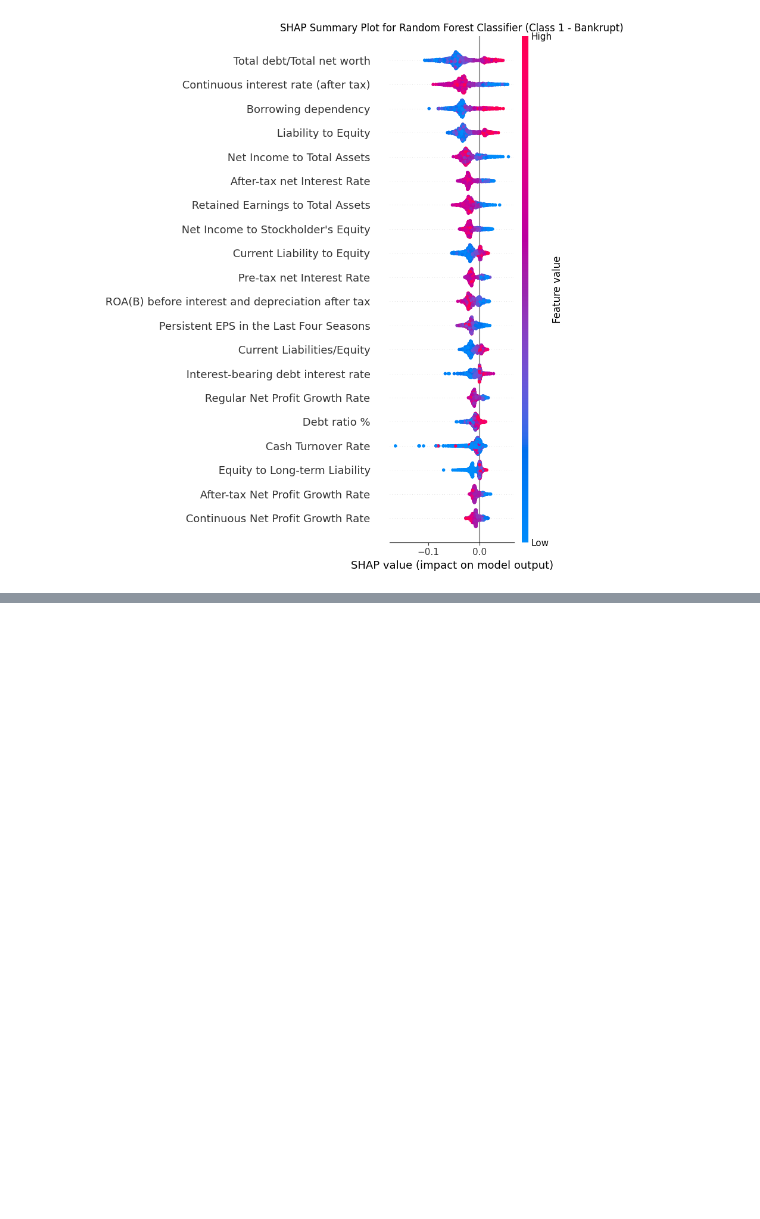
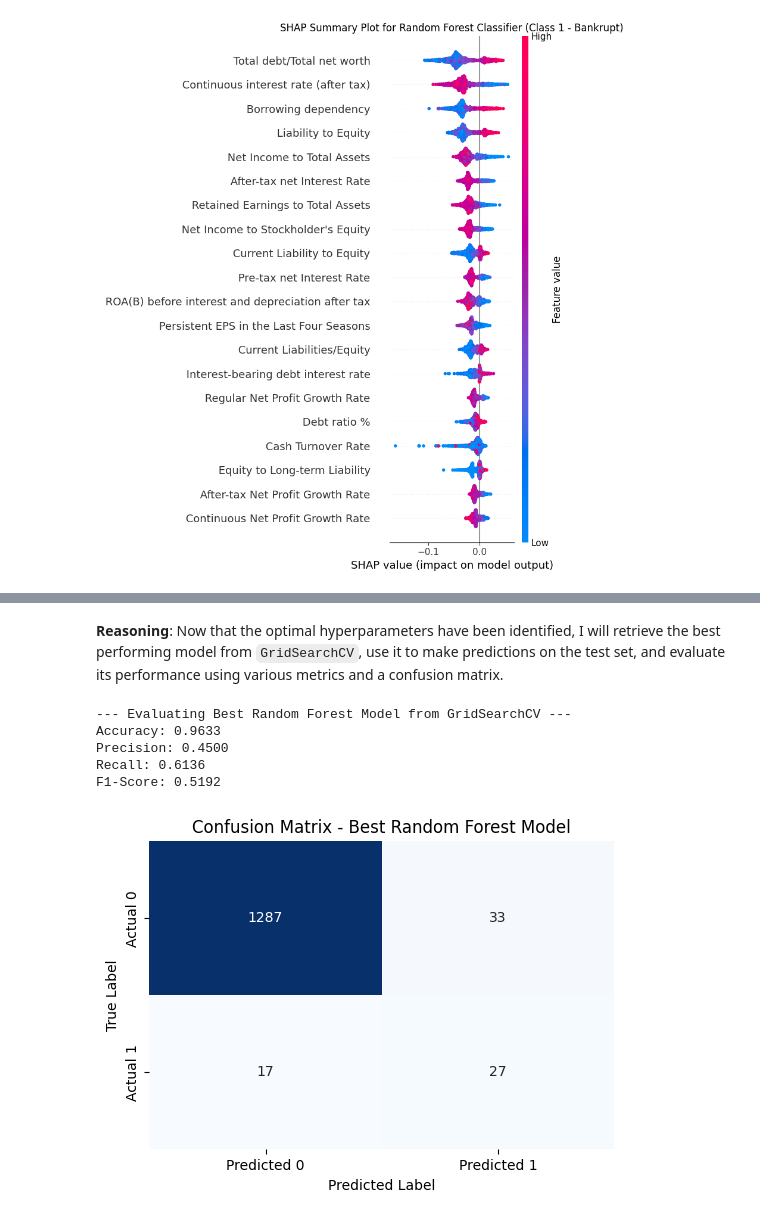
Before and after one commit to noobprogrammertryingtosurvive/ADALL_github, a Jupyter notebook: Cogels_CDA1C03_Assignment.ipynb, the cells around one changed output, grey strips where cells are left out. Cells and saved outputs as stored; diff of their text form; code cells hidden in the pictures; blank space fills up the shorter version.

```diff
--- a/Cogels_CDA1C03_Assignment.ipynb
+++ b/Cogels_CDA1C03_Assignment.ipynb
@@ -442,0 +489,38 @@ plt.show()
+# %% [markdown]
+**Reasoning**:
+Now that the optimal hyperparameters have been identified, I will retrieve the best performing model from `GridSearchCV`, use it to make predictions on the test set, and evaluate its performance using various metrics and a confusion matrix.
+# %%
+from sklearn.metrics import accuracy_score, precision_score, recall_score, f1_score, confusion_matrix
+import seaborn as sns
+import matplotlib.pyplot as plt
+
+print("\n--- Evaluating Best Random Forest Model from GridSearchCV ---")
+
+# Get the best model from GridSearchCV
+best_rf_model = grid_search.best_estimator_
+
+# Make predictions on the test set using the best model
+y_pred_best_rf = best_rf_model.predict(X_test)
+
+# Evaluate the best model
+print(f"Accuracy: {accuracy_score(y_test, y_pred_best_rf):.4f}")
+print(f"Precision: {precision_score(y_test, y_pred_best_rf):.4f}")
+print(f"Recall: {recall_score(y_test, y_pred_best_rf):.4f}")
+print(f"F1-Score: {f1_score(y_test, y_pred_best_rf):.4f}")
+
+# Confusion Matrix
+cm_best_rf = confusion_matrix(y_test, y_pred_best_rf)
+plt.figure(figsize=(6, 4))
+sns.heatmap(cm_best_rf, annot=True, fmt='d', cmap='Blues', cbar=False,
+            xticklabels=['Predicted 0', 'Predicted 1'], yticklabels=['Actual 0', 'Actual 1'])
+plt.title('Confusion Matrix - Best Random Forest Model')
+plt.xlabel('Predicted Label')
+plt.ylabel('True Label')
+plt.show()
+# %% [output]
+--- Evaluating Best Random Forest Model from GridSearchCV ---
+Accuracy: 0.9633
+Precision: 0.4500
+Recall: 0.6136
+F1-Score: 0.5192
+[figure, added]
```
Also changed, not shown: parts of 7 cells of this notebook.
